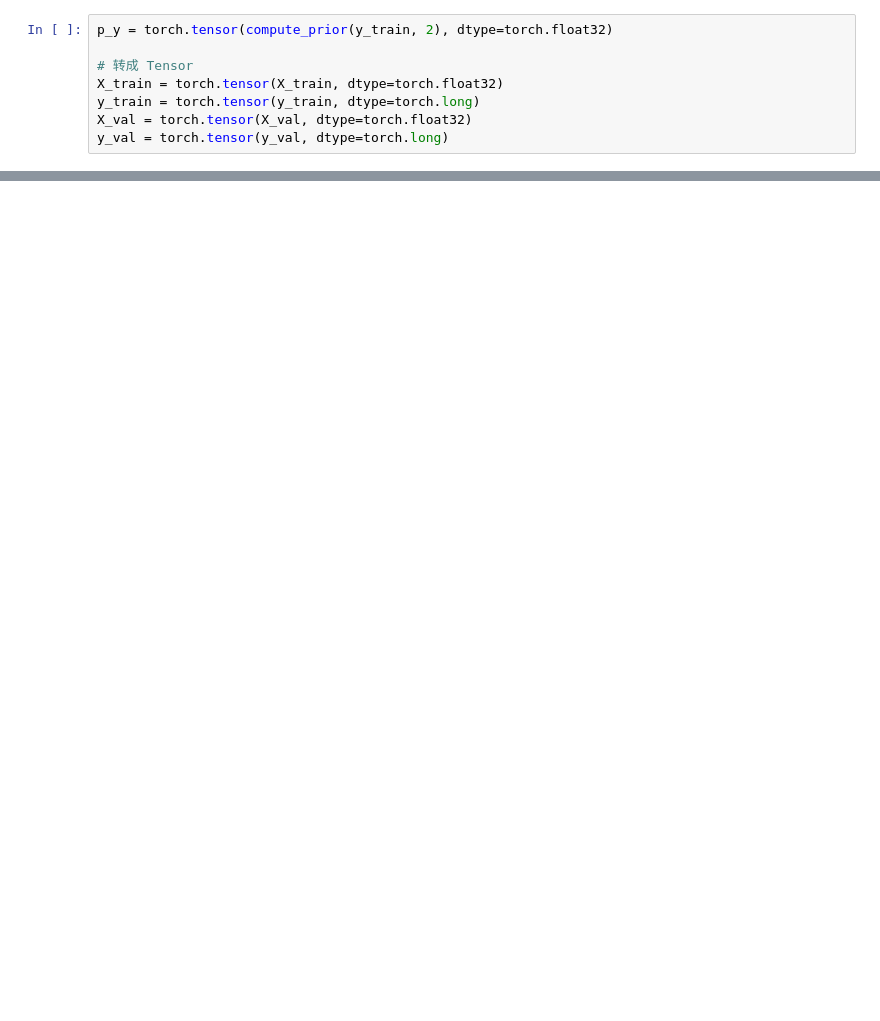
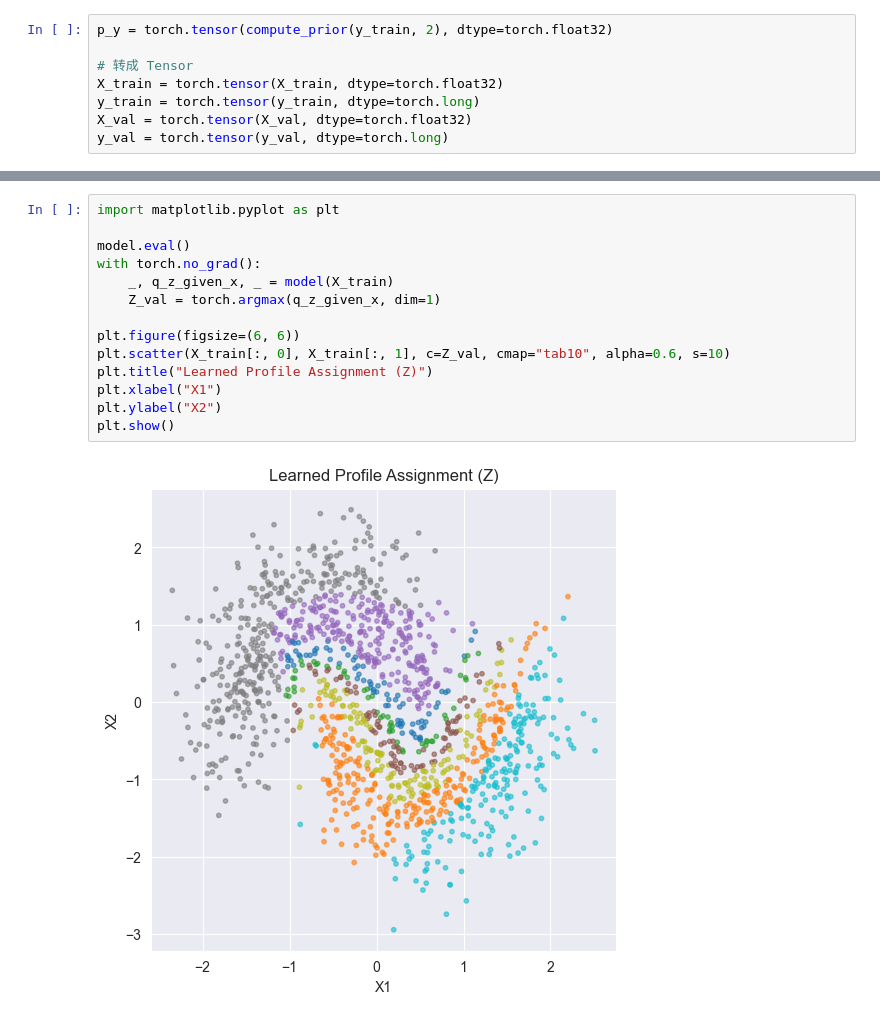
Before and after one commit to Menamot/dbc, a Jupyter notebook: examples/nn.ipynb, the cells around one changed output, grey strips where cells are left out. Cells and saved outputs as stored; diff of their text form; blank space fills up the shorter version.

```diff
--- a/examples/nn.ipynb
+++ b/examples/nn.ipynb
@@ -253,0 +356,16 @@ Epoch 100: Train Loss=2.5853, Val Loss=1.5310 | Train Acc=0.8317 | Val Acc=0.870
+# %%
+import matplotlib.pyplot as plt
+
+model.eval()
+with torch.no_grad():
+    _, q_z_given_x, _ = model(X_train)
+    Z_val = torch.argmax(q_z_given_x, dim=1)
+
+plt.figure(figsize=(6, 6))
+plt.scatter(X_train[:, 0], X_train[:, 1], c=Z_val, cmap="tab10", alpha=0.6, s=10)
+plt.title("Learned Profile Assignment (Z)")
+plt.xlabel("X1")
+plt.ylabel("X2")
+plt.show()
+# %% [output]
+[figure, added]
```
Also changed, not shown: parts of 9 cells of this notebook, 4 other files.
